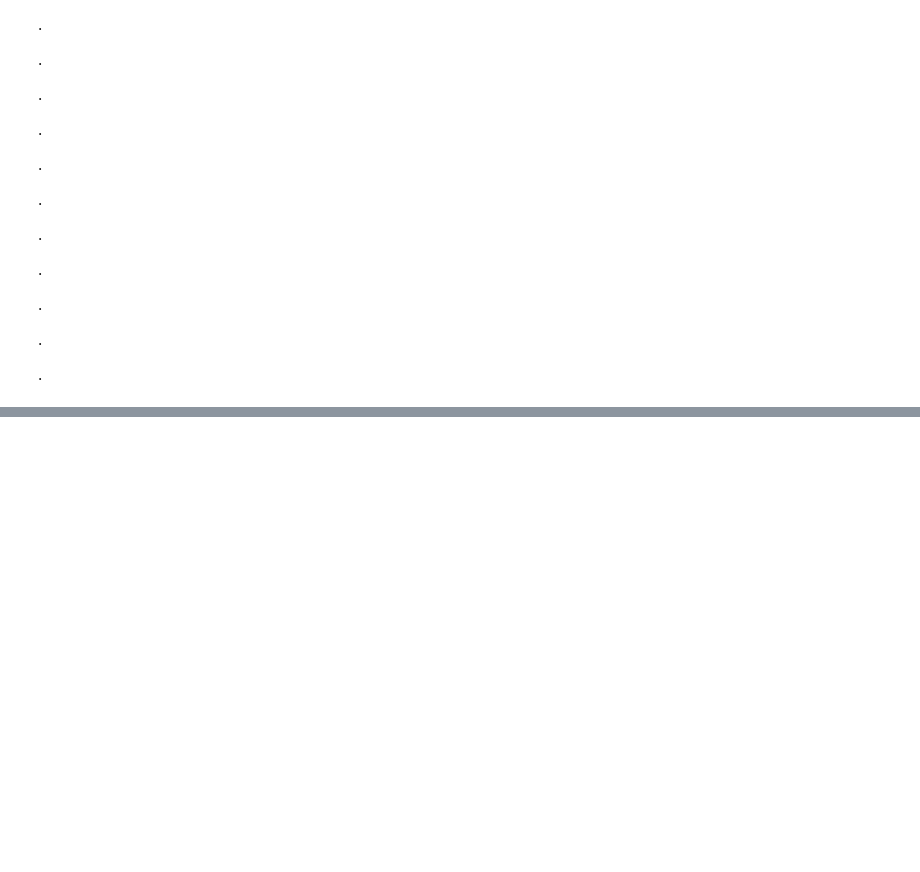
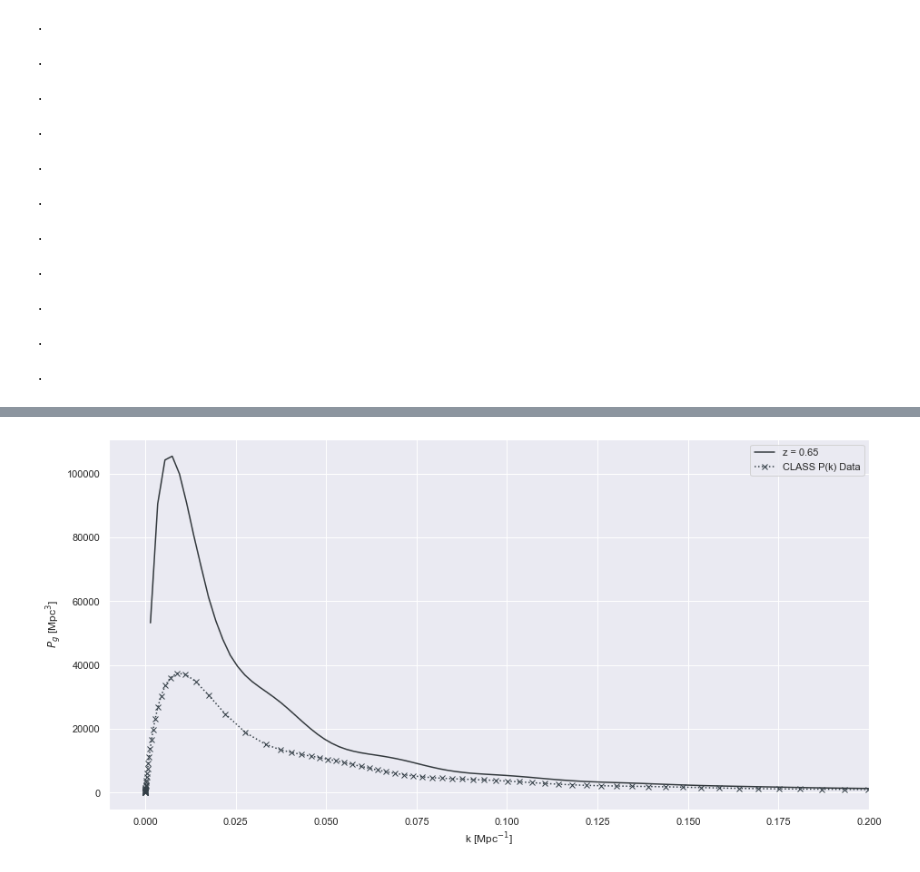
Before and after one commit to ndeporzio/cosmicfish, a Jupyter notebook: tutorial.ipynb, the cells around one changed output, grey strips where cells are left out. Saved outputs shown, nothing was run; the diff lists cells and outputs as text; code cells hidden in the pictures; blank space fills up the shorter version.

```diff
--- a/tutorial.ipynb
+++ b/tutorial.ipynb
@@ -511,8 +515,8 @@ fid = {"A_s" : 2.2321e-9,
        "z_pk" : 1.4,
        "T_cmb" : 2.726,
        "N_ncdm" : 3.,
-        #"T_ncdm" : 1.5 / 2.726,
-       "m_ncdm" : 0.03}
+       #"T_ncdm" : 1.5 / 2.726,
+       "m_ncdm" : 0.02}
 
 
 c = 2.9979e8 #Units of m/s
@@ -527,4 +531,4 @@ dNdz = np.array([309., 2269., 1923., 2094., 1441., 1353., 1337., 523., 466., 329
 dstep = 0.03 #Vary each parameter by +-3% to calculate derivatives about fiducial
 mu_step = 0.05 #For calculating numerical integral wrt mu between -1 and 1
 # %%
-lightrelic = cf.relic_forecast(fid, z_table, dNdz, dstep, classpath, datastore, fcoverage_deg=skycover)
+lightrelic = cf.relic_forecast(fid, z_table, dNdz, dstep, classpath, datastore, 'neutrino', fcoverage_deg=skycover)
@@ -597,3 +736,16 @@ pd.DataFrame(fullcovariance).to_csv("~/Desktop/inv_fullfisher.mat", sep="\t", in
 pd.DataFrame(cmbcovariance).to_csv("~/Desktop/inv_cmbfisher.mat", sep="\t", index=False, header=['# omega_b', 'omega_cdm', 'n_s', 'A_s', 'tau_reio', 'h', 'm_0'])
 # %%
 pd.DataFrame(lsscovariance).to_csv("~/Desktop/inv_lssfisher.mat", sep="\t", index=False, header=['# omega_b', 'omega_cdm', 'n_s', 'A_s', 'tau_reio', 'h', 'm_0'])
+# %%
+print("Looking for k = ", 0.2 * fid['h'], " [Mpc^-1]")
+print(lightrelic.k_table)
+kidx = 69
+muidx = 20
+
+print(lightrelic.k_table[kidx])
+print(np.arange(-1., 1., mu_step)[muidx])
+
+for zidx, zval in enumerate(z_table):
+    print("For z = {0:.2f},\t P(0.2h, 0) = {1:.2f},\t nbar * P_(0.2h, 0) = {1:.2e}".format(zval,
+                                                                                         lightrelic.Pm[zidx][kidx][muidx],
+                                                                                         lightrelic.Pm[zidx][kidx][muidx]*lightrelic.n_densities[zidx]))
@@ -599,0 +770,21 @@ pd.DataFrame(lsscovariance).to_csv("~/Desktop/inv_lssfisher.mat", sep="\t", inde
+# %%
+#For each z, plot inferred spectrum vs. CLASS data
+sns.set()
+sns.set_palette("Blues_d", n_colors=2*len(z_table)+1)
+plt.figure(figsize=(15, 7.5))
+for zidx, zval in enumerate(z_table[0:1]):
+    ps = lightrelic.spectra_mid[zidx]
+    plt.plot(ps.k_table, ps.ps_table, label=("z = " + str(zval)))
+    plt.plot(ps.class_pk['k (h/Mpc)']*0.70148,
+             ps.class_pk['P (Mpc/h)^3']*np.power(0.70148, -3),
+             label='CLASS P(k) Data',
+             marker='x',
+             linestyle=':')
+plt.xlabel(r'k [Mpc$^{-1}$]')
+plt.ylabel(r'$P_g$ [Mpc$^3$]')
+plt.xlim(-0.01, 0.2)
+plt.legend()
+plt.show()
+#Also plot difference between the two
+# %% [output]
+[figure, added]
```
Also changed, not shown: parts of 22 cells of this notebook, 4 other files.
